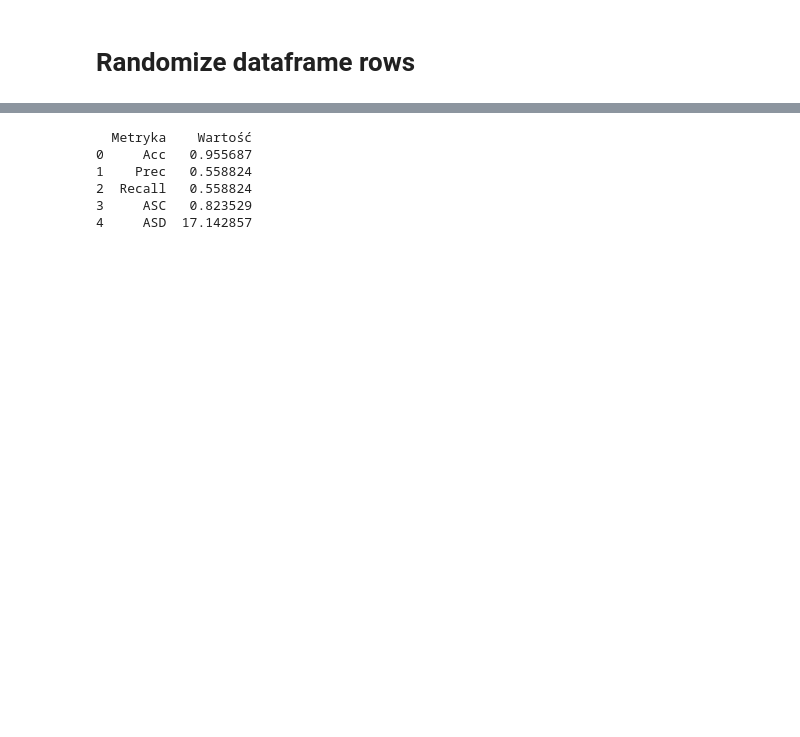
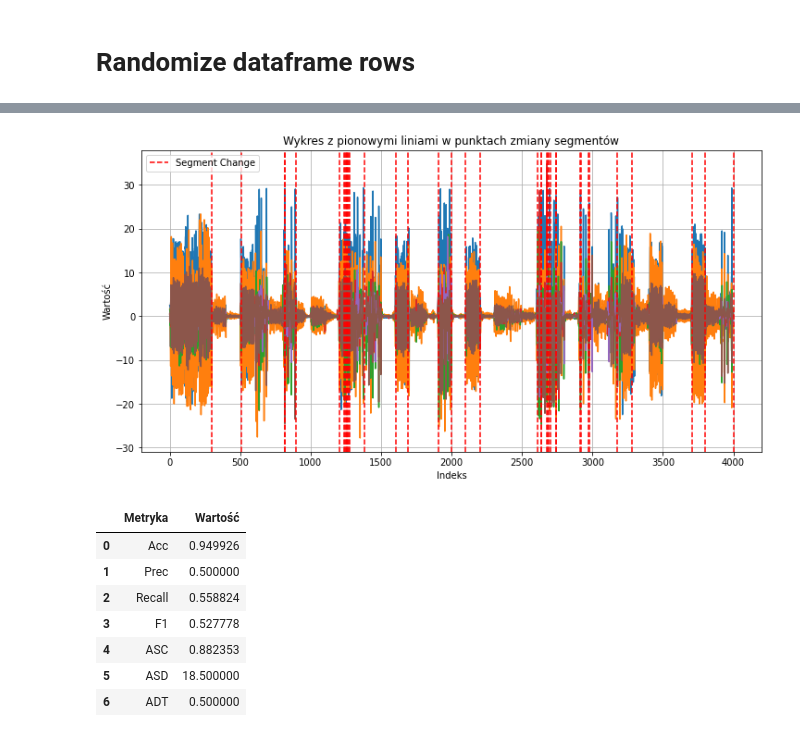
Before and after one commit to damjam212/TimeSeriesSegmentation, a Jupyter notebook: Data_segmentation.ipynb, the cells around one changed output, grey strips where cells are left out. Drawn from its saved outputs; the diff is of its cells as text; code cells hidden in the pictures; blank space fills up the shorter version.

```diff
--- a/Data_segmentation.ipynb
+++ b/Data_segmentation.ipynb
@@ -281,11 +278,12 @@ print(Recall)
 # %% [markdown]
 # Randomize dataframe rows
 # %%
-def stack_time_series_randomly(df):
+def stack_time_series_randomly(df,seed):
     """This function creates new dataframe without segmentation and classification, what is more its rows are randomly shuffled
 
     Args:
         df: segmented dataframe
+        seed: this value is being passed to the sample function which shuffles rows in dataframe
     Returns:
         A pandas dataframe with shape [dimensions of input data,original count of time series]
         , numpy array containing change points
@@ -299,12 +297,11 @@ def stack_time_series_randomly(df):
     stacked = pd.DataFrame(index=np.arange(dimensionality), columns=np.arange(1))
 
     # randomize rows
-    df = df.sample(frac=1, random_state=42).reset_index(drop=True)
+    df = df.sample(frac=1, random_state=seed).reset_index(drop=True)
     # filling it with empty numpy arrays
     for i in range(dimensionality):
         stacked.iloc[i, 0] = np.array([])
 
-    print(df)
     last_class = df.iloc[0,1]
 
     # filling the dataframe with data
@@ -318,15 +315,11 @@ def stack_time_series_randomly(df):
              i += 1
     return stacked, change_points
 
-random_stacked, change_points = stack_time_series_randomly(df)
+random_stacked, change_points = stack_time_series_randomly(df,42)
 random_stacked = dataframe_to_ndarray(random_stacked)
-print(random_stacked)
-print(change_points)
-print(len(change_points))
 
-
-plt.plot(random_stacked)
-plt.show()
+# plt.plot(random_stacked)
+# plt.show()
 # shuffled_df = df.sample(frac=1, random_state=42).reset_index(drop=True)
 # print("\nPomieszany DataFrame:")
 # print(shuffled_df)
@@ -382,27 +328,55 @@ plt.show()
 # %%
+algo = rpt.BottomUp(model="l2")
+algo.fit(random_stacked)
+result = algo.predict(pen=1200)
+# plt.plot(random_stacked)
+# print(result)
+
+
+plt.figure(figsize=(12, 6))
+plt.plot(random_stacked)
+
+# Dodawanie pionowych linii w punktach z result
+for idx in result:
+    plt.axvline(x=idx, color='r', linestyle='--', label='Segment Change' if idx == result[0] else "")
+
+# Ustawienie legendy
+plt.legend()
+
+# Wyświetlanie wykresu
+plt.xlabel('Indeks')
+plt.ylabel('Wartość')
+plt.title('Wykres z pionowymi liniami w punktach zmiany segmentów')
+plt.grid(True)
+plt.show()
+
 TP,TN,FP,FN = calculate_TP_TN_FP_FN(4000,result[:-1],change_points,50)
 ASC = calculateASC(4000,result[:-1],change_points,50)
 ASD = calculateASD(4000,result[:-1],change_points,50)
+ADT = calculateADT(4000,result[:-1],change_points,50)
 
 
-Acc, Prec, Recall = calculate_ACC_PRE_REC(TP,TN,FP,FN)
+Acc, Prec, Recall, F1 = calculate_ACC_PRE_REC_F1(TP,TN,FP,FN)
 
 
 # Dane
-etykiety = ["Acc", "Prec", "Recall", "ASC","ASD"]
-wartosci = [Acc, Prec, Recall, ASC , ASD]
+etykiety = ["Acc", "Prec", "Recall", "F1","ASC","ASD","ADT"]
+wartosci = [Acc, Prec, Recall, F1 , ASC , ASD, ADT]
 
 # Tworzenie DataFrame
 evaluation = pd.DataFrame({
     "Metryka": etykiety,
     "Wartość": wartosci
 })
 
-print(evaluation)
+evaluation
 # %% [output]
-  Metryka    Wartość
-0     Acc   0.955687
-1    Prec   0.558824
-2  Recall   0.558824
-3     ASC   0.823529
-4     ASD  17.142857
+[figure, added]
+|  | Metryka | Wartość |
+| 0 | Acc | 0.949926 |
+| 1 | Prec | 0.500000 |
+| 2 | Recall | 0.558824 |
+| 3 | F1 | 0.527778 |
+| 4 | ASC | 0.882353 |
+| 5 | ASD | 18.500000 |
+| 6 | ADT | 0.500000 |
```
Also changed, not shown: parts of 10 cells of this notebook.
